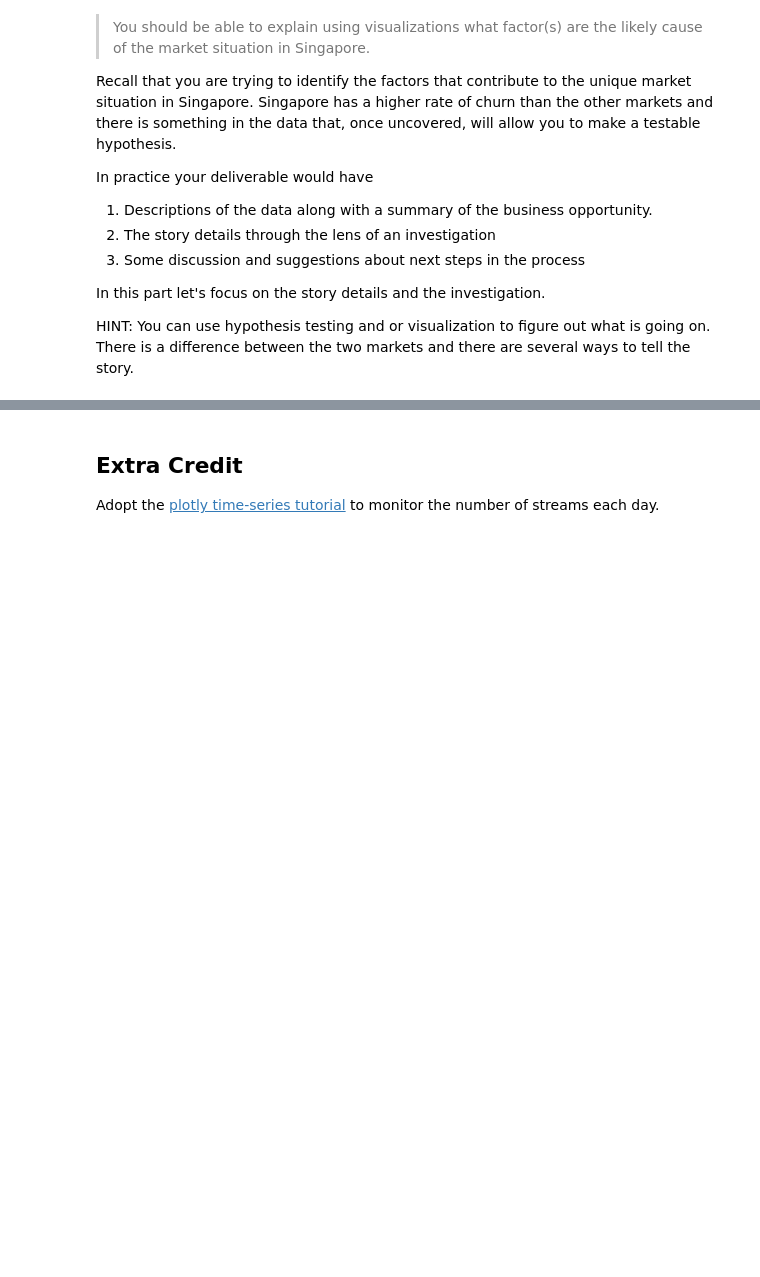
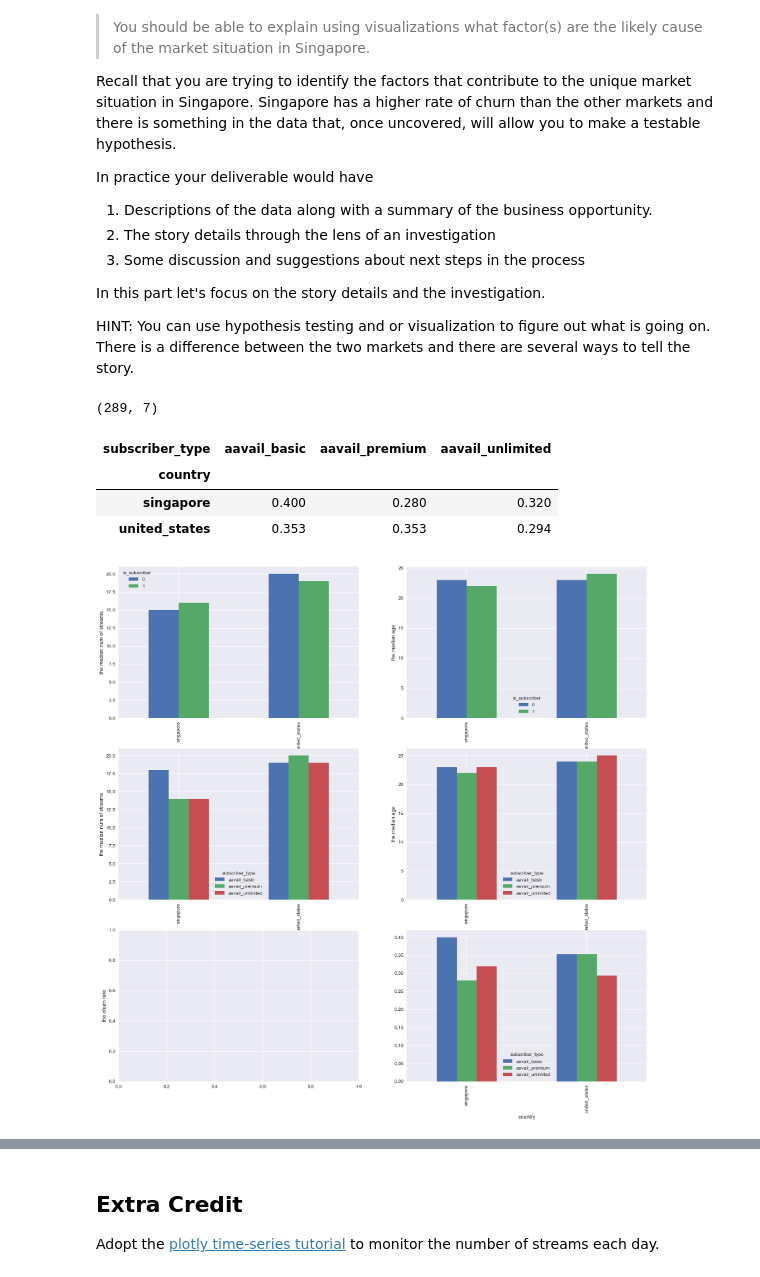
Before and after one commit to tguok12/workflows-storytelling, a Jupyter notebook: assignment/assignment-storytelling.ipynb, the cells around one changed output, grey strips where cells are left out. Saved outputs shown, nothing was run; the diff lists cells and outputs as text; code cells hidden in the pictures; blank space fills up the shorter version.

```diff
--- a/assignment/assignment-storytelling.ipynb
+++ b/assignment/assignment-storytelling.ipynb
@@ -36,0 +44,10 @@ You are going to want to spend a little time getting to know the data.  Are ther
+# %%
+## your code here
+df_load = pd.read_csv("../data/kalvanize-staged.csv")
+print("kalvanize-staged: {} x {}".format(df_load.shape[0],df_load.shape[1]))
+print(df_load.columns.tolist())
+print(df_load.dtypes)
+print(df_load.info())
+print(df_load.count().tail())
+print(df_load.describe())
+print(df_load.head(3))
@@ -69,0 +224,44 @@ HINT: You can use hypothesis testing and or visualization to figure out what is
+# %%
+non_sub=df[df['is_subscriber']==0]
+non_sub.shape
+# %% [output]
+(289, 7)
+# %%
+dfp=pd.pivot_table(df, index='country',columns='subscriber_type',values='customer_id',aggfunc=lambda x: len(x.unique()))
+dfp1=dfp.div(dfp.sum(axis=1), axis=0).round(3)
+dfp1
+# %% [output]
+| subscriber_type | aavail_basic | aavail_premium | aavail_unlimited |
+| country |  |  |  |
+| singapore | 0.400 | 0.280 | 0.320 |
+| united_states | 0.353 | 0.353 | 0.294 |
+# %%
+## your investigative visuals
+import matplotlib.pyplot as plt
+import warnings
+warnings.filterwarnings('ignore')
+
+plt.style.use('seaborn')
+%matplotlib inline
+def simple_plot():
+    f,axes=plt.subplots(3,2,sharey=False,figsize=(20,20),dpi=100,facecolor='white')
+    table1=pd.pivot_table(df, index='country',columns='is_subscriber',values='num_streams',aggfunc=np.median).plot(kind='bar',ax=axes[0,0])
+    table2=pd.pivot_table(df, index='country',columns='is_subscriber',values='age',aggfunc=np.median).plot(kind='bar',ax=axes[0,1])
+    table3=pd.pivot_table(df, index='country',columns='subscriber_type',values='num_streams',aggfunc=np.median).plot(kind='bar',ax=axes[1,0])
+    table4=pd.pivot_table(df, index='country',columns='subscriber_type',values='age',aggfunc=np.median).plot(kind='bar',ax=axes[1,1])
+#     table5=pd.pivot_table(df[df['is_subscriber']=='0'], index='subscriber_type',columns='country',values='num_streams',aggfunc=np.median).plot(kind='bar',ax=axes[2,0])
+#     table6=pd.pivot_table(df[df['is_subscriber']=='0'], index='subscriber_type',columns='country',values='num_streams',aggfunc=np.mean).plot(kind='bar',ax=axes[2,1])
+    dfp=pd.pivot_table(df, index='country',columns='subscriber_type',values='customer_id',aggfunc=lambda x: len(x.unique()))
+    table5=dfp.div(dfp.sum(axis=1), axis=0).round(3).plot(kind='bar',ax=axes[2,1])
+
+
+    axes[0,0].set_ylabel('the median num of streams')
+    axes[0,1].set_ylabel('the median age')
+    axes[1,0].set_ylabel('the median num of streams')
+    axes[1,1].set_ylabel('the median age')
+    axes[2,0].set_ylabel('the churn rate')
+#     axes[2,1].set_ylabel('the mean num of streams')
+# %%
+simple_plot()
+# %% [output]
+[figure, added]
```
Also changed, not shown: parts of 18 cells of this notebook, 2 other files.
